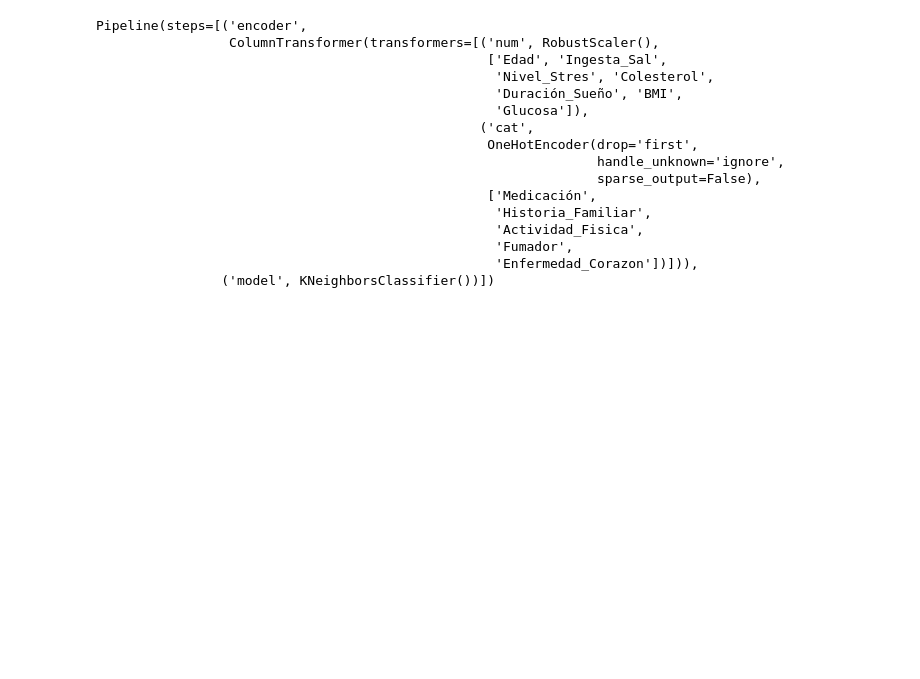
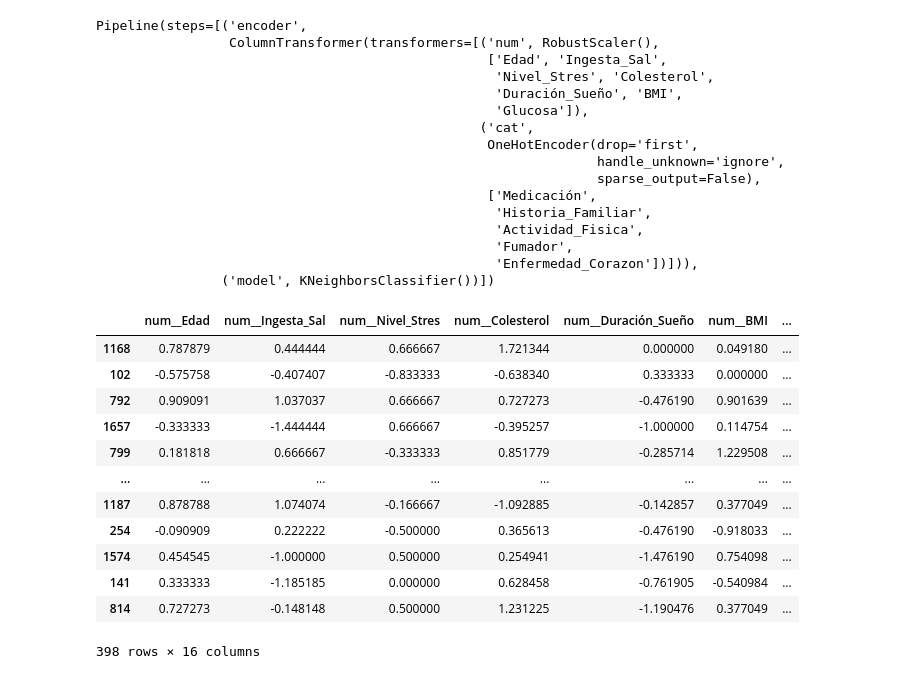
Before and after one commit to dacors-m/ml-principles, a Jupyter notebook: notebooks/stage-2/project-stage-2.ipynb, the cells around one changed output. Saved outputs shown, nothing was run; the diff lists cells and outputs as text; code cells hidden in the pictures; blank space fills up the shorter version.

```diff
--- a/notebooks/stage-2/project-stage-2.ipynb
+++ b/notebooks/stage-2/project-stage-2.ipynb
@@ -424,9 +424,9 @@ Pipeline(steps=[('encoder',
                                                    'Enfermedad_Corazon'])])),
                 ('model', KNeighborsClassifier())])
 # %%
-knn_model = knn_pipeline.fit(x_train, y_train)
+knn_model_pipeline = knn_pipeline.fit(x_train, y_train)
 
-knn_model
+knn_model_pipeline
 # %% [output]
 Pipeline(steps=[('encoder',
                  ColumnTransformer(transformers=[('num', RobustScaler(),
@@ -444,3 +444,23 @@ Pipeline(steps=[('encoder',
                                                    'Fumador',
                                                    'Enfermedad_Corazon'])])),
                 ('model', KNeighborsClassifier())])
+# %%
+x_test = test.drop(['Hipertension'], axis=1)
+y_test = test['Hipertension']
+
+x_knn_test_transformed = knn_pipeline[:-1].transform(x_test)
+x_knn_test_transformed
+# %% [output]
+|  | num__Edad | num__Ingesta_Sal | num__Nivel_Stres | num__Colesterol | num__Duración_Sueño | num__BMI | ... |
+| 1168 | 0.787879 | 0.444444 | 0.666667 | 1.721344 | 0.000000 | 0.049180 | ... |
+| 102 | -0.575758 | -0.407407 | -0.833333 | -0.638340 | 0.333333 | 0.000000 | ... |
+| 792 | 0.909091 | 1.037037 | 0.666667 | 0.727273 | -0.476190 | 0.901639 | ... |
+| 1657 | -0.333333 | -1.444444 | 0.666667 | -0.395257 | -1.000000 | 0.114754 | ... |
+| 799 | 0.181818 | 0.666667 | -0.333333 | 0.851779 | -0.285714 | 1.229508 | ... |
+| ... | ... | ... | ... | ... | ... | ... | ... |
+| 1187 | 0.878788 | 1.074074 | -0.166667 | -1.092885 | -0.142857 | 0.377049 | ... |
+| 254 | -0.090909 | 0.222222 | -0.500000 | 0.365613 | -0.476190 | -0.918033 | ... |
+| 1574 | 0.454545 | -1.000000 | 0.500000 | 0.254941 | -1.476190 | 0.754098 | ... |
+| 141 | 0.333333 | -1.185185 | 0.000000 | 0.628458 | -0.761905 | -0.540984 | ... |
+| 814 | 0.727273 | -0.148148 | 0.500000 | 1.231225 | -1.190476 | 0.377049 | ... |
+398 rows × 16 columns
```
Also changed, not shown: parts of 1 cell of this notebook.
